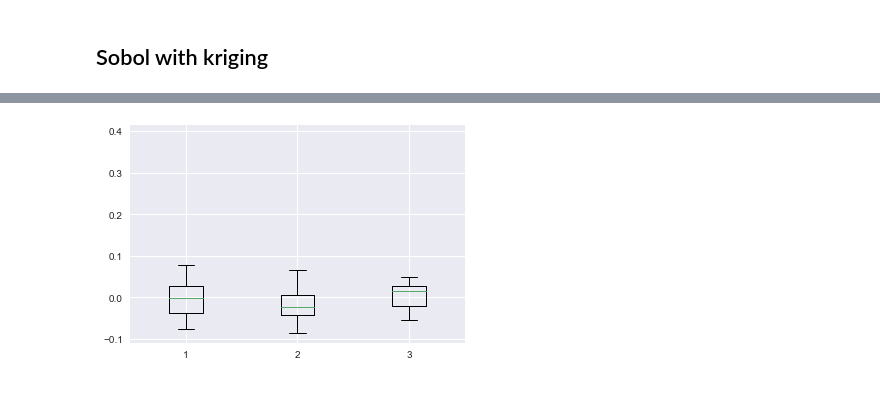
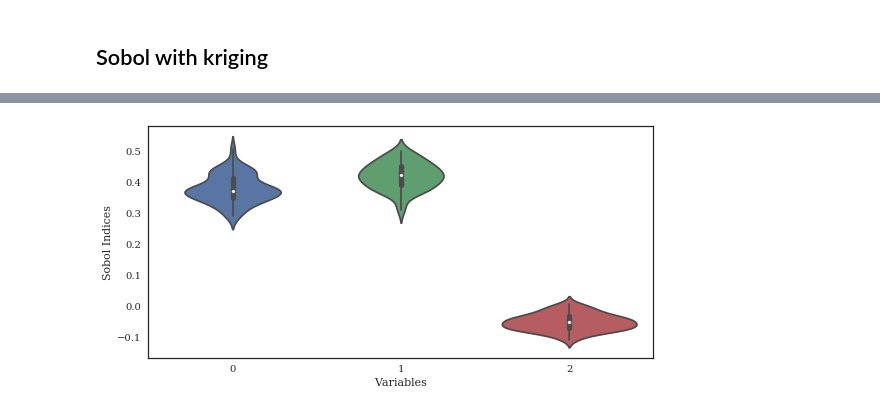
Before and after one commit to josephmure/otshapley, a Jupyter notebook: examples/kriking/kriging-sobol.ipynb, the cells around one changed output, grey strips where cells are left out. Drawn from its saved outputs; the diff is of its cells as text; code cells hidden in the pictures.

Commit message:
OK without bootstrap.

```diff
--- a/examples/kriking/kriging-sobol.ipynb
+++ b/examples/kriking/kriging-sobol.ipynb
@@ -169,5 +87,7 @@ class KrigingIndices(object):
 # %%
+n_realization = 50
+n_bootstrap = 1
 kriging = KrigingIndices(model, input_distribution)
 kriging.build_model(n_sample_kriging=200)
 # %%
-first_indices = kriging.compute_indices(n_sample=1000, n_realization=50, n_bootstrap=100)
+first_indices = kriging.compute_indices(n_sample=500, n_realization=n_realization, n_bootstrap=n_bootstrap)
@@ -184,4 +109,10 @@ first_indices_std
-# %%
-plt.boxplot(first_indices[:, 1, :].T);
-# %% [output]
-[figure, removed]
+# %%
+set_style_paper()
+fig, ax = plt.subplots(figsize=(8, 4))
+sns.violinplot(data=first_indices[:, :, 0].T, ax=ax);
+
+ax.set_xlabel('Variables')
+ax.set_ylabel('Sobol Indices')
+fig.tight_layout()
+# %% [output]
+[figure, added]
```
Also changed, not shown: parts of 16 cells of this notebook, 4 other files.
